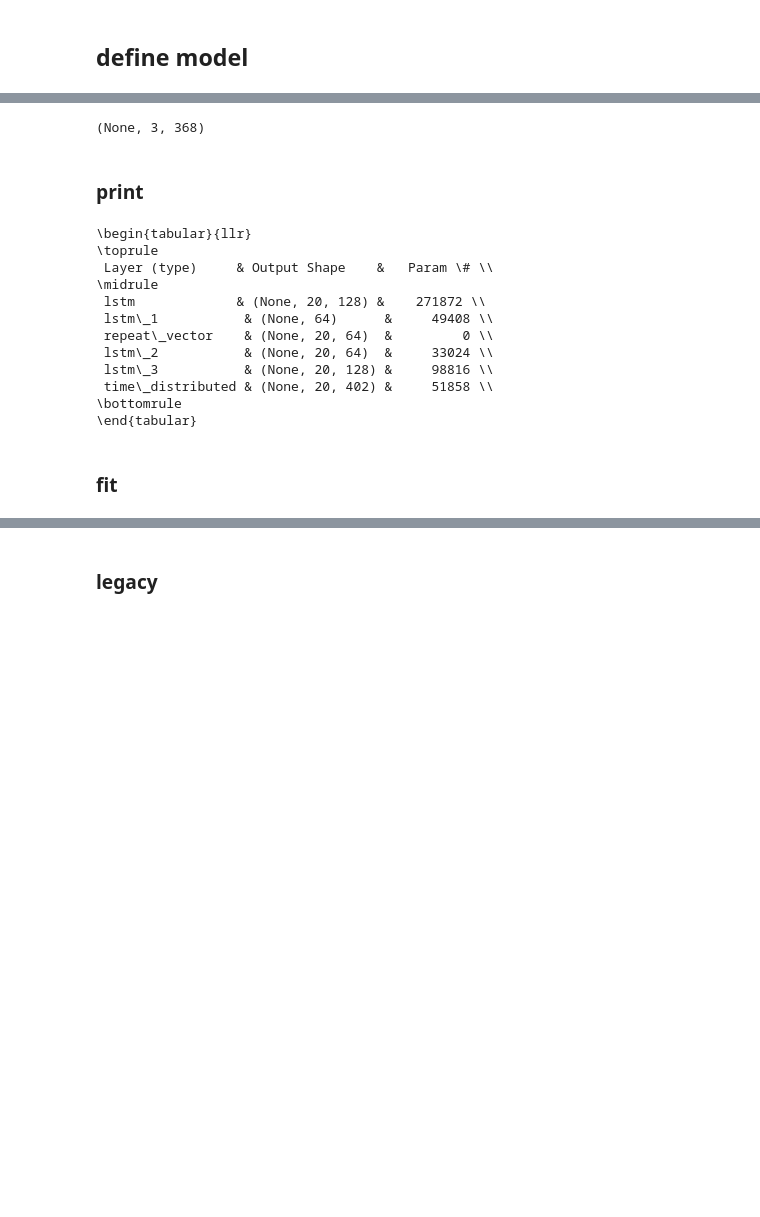
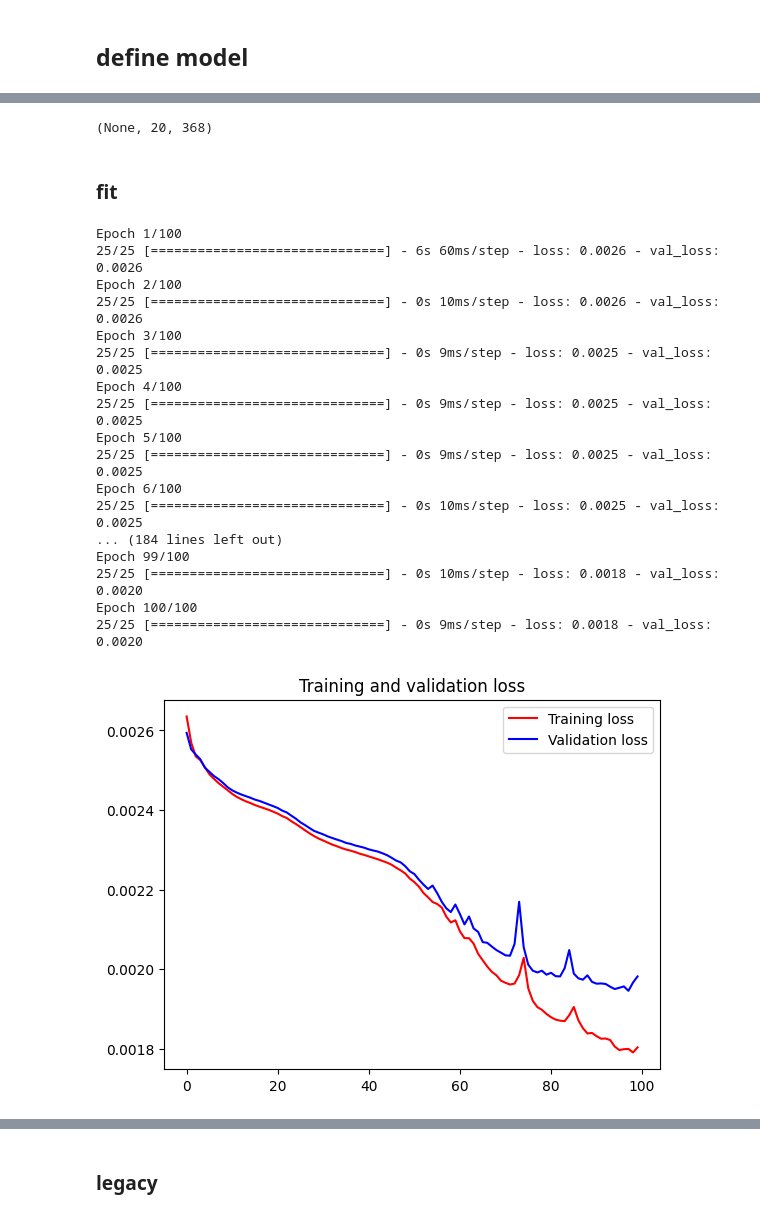
Before and after one commit to Eidell/gRPC-log-LSTM-Anomaly-Detection, a Jupyter notebook: lstm.ipynb, the cells around one changed output, grey strips where cells are left out. Saved outputs shown, nothing was run; the diff lists cells and outputs as text; code cells hidden in the pictures; blank space fills up the shorter version.

Commit message:
the model works

```diff
--- a/lstm.ipynb
+++ b/lstm.ipynb
@@ -437,8 +437,12 @@ Found GPU at: /device:GPU:0
 # %% [markdown]
 ## timeseries
 # %%
-num_steps = 3
+num_steps = 20
 features = train_df.shape[1]
-x_train_shaped = np.reshape(train_df.to_numpy(), newshape=(-1, num_steps, features))
-train_gen = TimeseriesGenerator(train_data, train_data, length=seq_length, batch_size=batch_size)
+x_train_shaped = np.reshape((train_df.iloc[:20000]).to_numpy(), newshape=(-1, num_steps, features))
+y_train_shaped = np.zeros(x_train_shaped.shape[0])
+
+
+
+#train_gen = TimeseriesGenerator(train_data, train_data, length=seq_length, batch_size=batch_size)
 # %%
@@ -486,20 +492,19 @@ from keras.layers import Dense
 
 n_features = train_data.shape[1]
 timesteps = seq_length
-epochs = 10
 
 # Define the model
 model = Sequential()
 
 # Encoder
-model.add(LSTM(128, activation='tanh', input_shape=(num_steps, features), return_sequences=True))
+model.add(LSTM(128, activation='tanh', input_shape=(x_train_shaped.shape[1],x_train_shaped.shape[2]), return_sequences=True))
 model.add(LSTM(64, activation='tanh', return_sequences=False))
-model.add(RepeatVector(seq_length))
+model.add(RepeatVector(x_train_shaped.shape[1]))
 
 # Decoder
 model.add(LSTM(64, activation='tanh', return_sequences=True))
 model.add(LSTM(128, activation='tanh', return_sequences=True))
-model.add(TimeDistributed(Dense(n_features)))
+model.add(TimeDistributed(Dense(x_train_shaped.shape[2])))
 
 model.compile(optimizer='adam', loss='mse')
 model.summary()
@@ -524,28 +529,44 @@ _________________________________________________________________
 # %%
 model.layers[0].input_shape
 # %% [output]
-(None, 3, 368)
+(None, 20, 368)
-# %% [markdown]
-### print
-# %%
-import tabulate
-table = tabulate.tabulate([['Layer (type)', 'Output Shape', 'Param #'],
-                           *[(layer.name, layer.output_shape, layer.count_params()) for layer in model.layers]],
-                          headers='firstrow', tablefmt='latex_booktabs')
-print(table)
-# %% [output]
-\begin{tabular}{llr}
-\toprule
- Layer (type)     & Output Shape    &   Param \# \\
-\midrule
- lstm             & (None, 20, 128) &    271872 \\
- lstm\_1           & (None, 64)      &     49408 \\
- repeat\_vector    & (None, 20, 64)  &         0 \\
- lstm\_2           & (None, 20, 64)  &     33024 \\
- lstm\_3           & (None, 20, 128) &     98816 \\
- time\_distributed & (None, 20, 402) &     51858 \\
-\bottomrule
-\end{tabular}
 # %% [markdown]
 ### fit
+# %%
+import matplotlib.pyplot as plt
+
+epochs = 100
+
+history = model.fit(x_train_shaped,x_train_shaped, epochs=epochs, validation_split=0.2)
+
+# Plot training and validation loss over epochs
+loss = history.history['loss']
+val_loss = history.history['val_loss']
+epochs = range(len(loss))
+
+plt.figure()
+plt.plot(epochs, loss, 'r', label='Training loss')
+plt.plot(epochs, val_loss, 'b', label='Validation loss')
+plt.title('Training and validation loss')
+plt.legend()
+plt.show()
+# %% [output]
+Epoch 1/100
+25/25 [==============================] - 6s 60ms/step - loss: 0.0026 - val_loss: 0.0026
+Epoch 2/100
+25/25 [==============================] - 0s 10ms/step - loss: 0.0026 - val_loss: 0.0026
+Epoch 3/100
+25/25 [==============================] - 0s 9ms/step - loss: 0.0025 - val_loss: 0.0025
+Epoch 4/100
+25/25 [==============================] - 0s 9ms/step - loss: 0.0025 - val_loss: 0.0025
+Epoch 5/100
+25/25 [==============================] - 0s 9ms/step - loss: 0.0025 - val_loss: 0.0025
+Epoch 6/100
+25/25 [==============================] - 0s 10ms/step - loss: 0.0025 - val_loss: 0.0025
+... (184 lines left out)
+Epoch 99/100
+25/25 [==============================] - 0s 10ms/step - loss: 0.0018 - val_loss: 0.0020
+Epoch 100/100
+25/25 [==============================] - 0s 9ms/step - loss: 0.0018 - val_loss: 0.0020
+[figure, added]
 # %%
```
Also changed, not shown: parts of 5 cells of this notebook.
